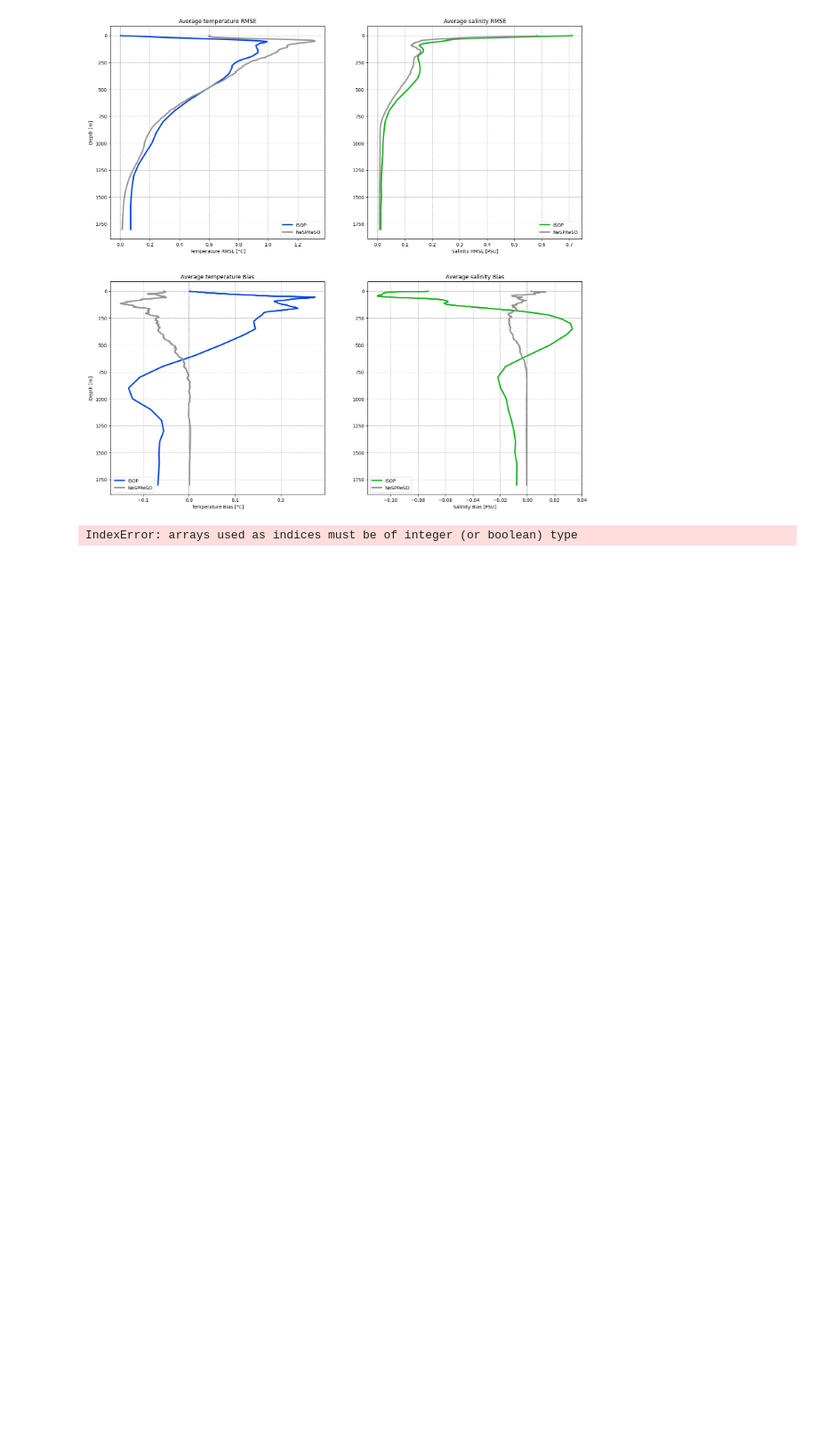
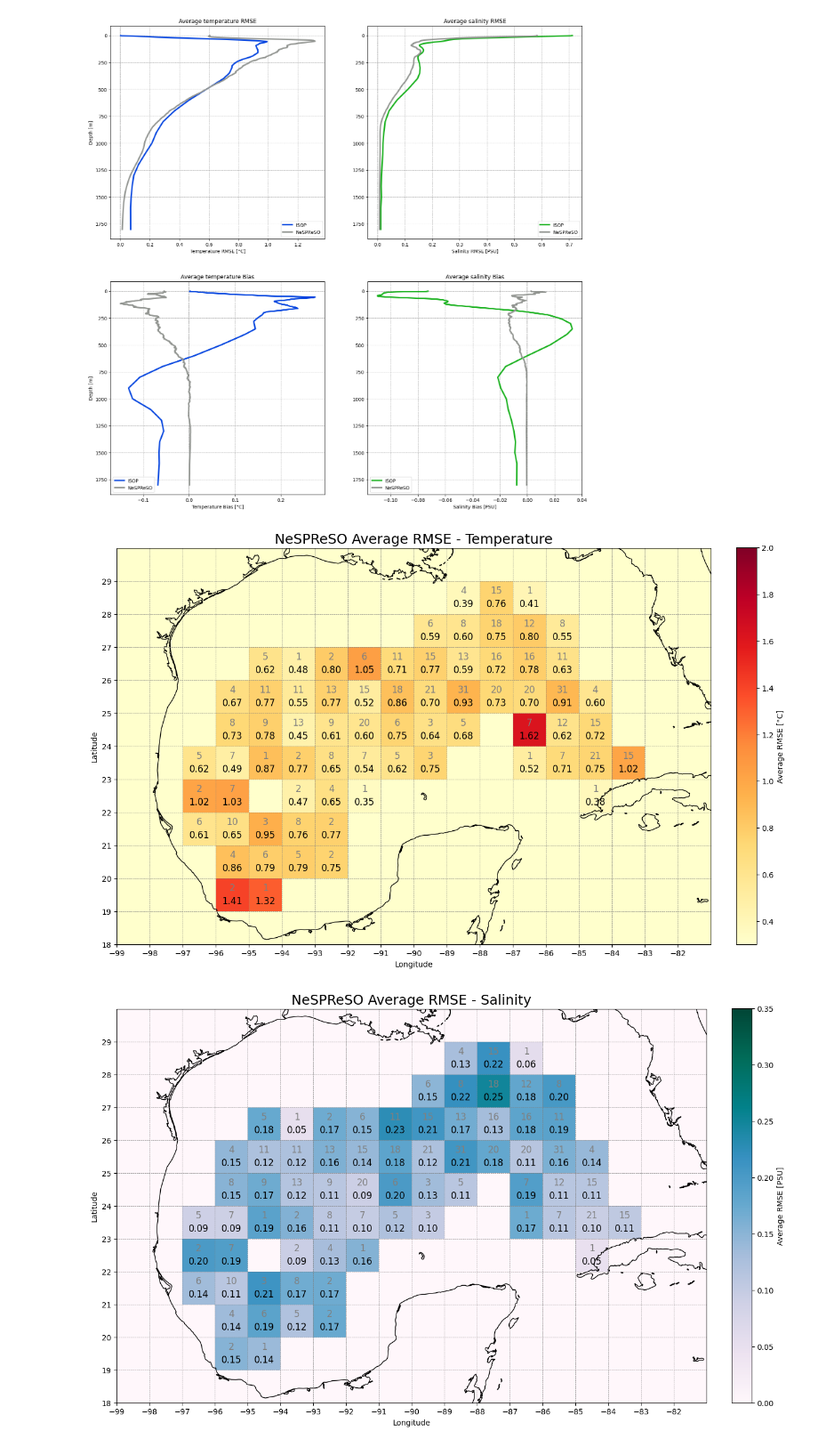
Before and after one commit to fsu-sc/ml_torch_templates, a Jupyter notebook: test.ipynb, the cells around one changed output. Shown at 89% size. Drawn from its saved outputs; the diff is of its cells as text; code cells hidden in the pictures; blank space fills up the shorter version.

Commit message:
Working model and test. Still performing worse than  ISOP though...

```diff
--- a/test.ipynb
+++ b/test.ipynb
@@ -377,50 +372,76 @@ def plot_rmse_on_ax(ax, lon_centers, lat_centers, avg_rmse_grid, num_prof, title
         for j, lat in enumerate(lat_centers):
             value = avg_rmse_grid[j, i]
             number = num_prof[j, i]
-            if not np.isnan(value):  # Check if the value is not NaN, and if there are more than 2 profiles in the bin
+            if not number==0:  # Check if the value is not NaN, and if there are more than 2 profiles in the bin
                 ax.text(lon, lat + 0.2, f'{number:.0f}', color='gray', ha='center', va='center', fontsize=12, transform=ccrs.PlateCarree())
                 ax.text(lon, lat - 0.2, f'{value:.2f}', color='black', ha='center', va='center', fontsize=12, transform=ccrs.PlateCarree())
 
-def calculate_average_rmse_per_bin(lon_bins, lat_bins, lon_val, lat_val, rmse_values, dpt_range=np.arange(0, 1801)):
+def calculate_average_rmse_per_bin(lon_bins, lat_bins, lon_val, lat_val, residuals, dpt_range=np.arange(0, 1801)):
     avg_rmse_grid = np.zeros((len(lat_bins) - 1, len(lon_bins) - 1))
     num_prof_grid = np.zeros((len(lat_bins) - 1, len(lon_bins) - 1))
 
     for i in range(len(lon_bins) - 1):
         for j in range(len(lat_bins) - 1):
             # Find points that fall into the current bin
-            in_bin = (lon_val == lon_bins[i]) & (lat_val == lat_bins[j])
-            # Calculate average RMSE for points in the bin
-            rmses = rmse_values[dpt_range, :]
-            rmses = rmses[:, in_bin]
-            avg_rmse_grid[j, i] = np.mean(rmses)
-            num_prof_grid[j, i] = np.sum(in_bin)
+            in_bin = (lon_val >= lon_bins[i]) & (lon_val < lon_bins[i + 1]) & (lat_val >= lat_bins[j]) & (lat_val < lat_bins[j + 1])
+            # print(f"Bin {i}, {j}: {np.sum(in_bin)} profiles")
+            if np.sum(in_bin) == 0:
+                # print(f"Warning: No profiles found in bin ({i}, {j}).")
+                continue
+            else:
+                valid_resid = residuals[in_bin, :][:, dpt_range]
+                rmses = np.sqrt(np.mean(valid_resid**2, axis=0))
+                avg_rmse_grid[j, i] = np.mean(rmses)
+                num_prof_grid[j, i] = np.sum(in_bin)
 
     return avg_rmse_grid, num_prof_grid
 
-# Define variables for your project
-lon_val = lon  # Assuming 'lon' is already defined in your project
-lat_val = lat  # Assuming 'lat' is already defined in your project
-nn_temp_rmse = T_rmse  # Assuming 'T_rmse' is the RMSE values for temperature
-nn_sal_rmse = S_rmse  # Assuming 'S_rmse' is the RMSE values for salinity
-pred_T_resid = T_resid  # Assuming 'T_resid' is the residual values for temperature
-pred_S_resid = S_resid  # Assuming 'S_resid' is the residual values for salinity
+def calculate_average_bias_per_bin(lon_bins, lat_bins, lon_val, lat_val, residuals, dpt_range=np.arange(0, 1801)):
+    avg_bias_grid = np.zeros((len(lat_bins) - 1, len(lon_bins) - 1))
+    num_prof_grid = np.zeros((len(lat_bins) - 1, len(lon_bins) - 1))
+
+    for i in range(len(lon_bins) - 1):
+        for j in range(len(lat_bins) - 1):
+            # Find points that fall into the current bin
+            in_bin = (lon_val >= lon_bins[i]) & (lon_val < lon_bins[i + 1]) & (lat_val >= lat_bins[j]) & (lat_val < lat_bins[j + 1])
+            # print(f"Bin {i}, {j}: {np.sum(in_bin)} profiles")
+            if np.sum(in_bin) == 0:
+                # print(f"Warning: No profiles found in bin ({i}, {j}).")
+                continue
+            else:
+                valid_resid = residuals[in_bin, :][:, dpt_range]
+                biases = np.mean(valid_resid, axis=0)
+                avg_bias_grid[j, i] = np.mean(biases)
+                num_prof_grid[j, i] = np.sum(in_bin)
+
+    return avg_bias_grid, num_prof_grid
+
+# Calculate centers of the bins
+lon_centers = lon_bins + bin_size/2
+lat_centers = lat_bins + bin_size/2
+
+lon_val = lon
+lat_val = lat
+pred_T_resid = T_resid
+pred_S_resid = S_resid
 
 dpt_range = isop_depths[isop_depths <= 1800].astype(int)
 
 # Calculate average temperature RMSE
-avg_temp_rmse_nn, num_prof_nn = calculate_average_rmse_per_bin(lon_bins, lat_bins, lon_val, lat_val, nn_temp_rmse, depth)
+avg_temp_rmse_nn, num_prof_nn = calculate_average_rmse_per_bin(lon_bins, lat_bins, lon_val, lat_val, pred_T_resid, dpt_range)
 plot_rmse_maps(lon_bins, lat_bins, avg_temp_rmse_nn, num_prof_nn, "Temperature", "RMSE")
 
 # Calculate average salinity RMSE
-avg_sal_rmse_nn, num_prof_nn = calculate_average_rmse_per_bin(lon_bins, lat_bins, lon_val, lat_val, nn_sal_rmse, depth)
+avg_sal_rmse_nn, num_prof_nn = calculate_average_rmse_per_bin(lon_bins, lat_bins, lon_val, lat_val, pred_S_resid, dpt_range)
 plot_rmse_maps(lon_bins, lat_bins, avg_sal_rmse_nn, num_prof_nn, "Salinity", "RMSE")
 
 # Calculate average temperature bias
-avg_nn_t_bias, num_prof_nn = calculate_average_rmse_per_bin(lon_bins, lat_bins, lon_val, lat_val, pred_T_resid, depth)
+avg_nn_t_bias, num_prof_nn = calculate_average_bias_per_bin(lon_bins, lat_bins, lon_val, lat_val, pred_T_resid, dpt_range)
 plot_rmse_maps(lon_bins, lat_bins, avg_nn_t_bias, num_prof_nn, "Temperature", "Bias")
 
 # Calculate average salinity bias
-avg_nn_s_bias, num_prof_nn = calculate_average_rmse_per_bin(lon_bins, lat_bins, lon_val, lat_val, pred_S_resid, depth)
+avg_nn_s_bias, num_prof_nn = calculate_average_bias_per_bin(lon_bins, lat_bins, lon_val, lat_val, pred_S_resid, dpt_range)
 plot_rmse_maps(lon_bins, lat_bins, avg_nn_s_bias, num_prof_nn, "Salinity", "Bias")
 # %% [output]
-IndexError: arrays used as indices must be of integer (or boolean) type
+[figure, added]
+[figure, added]
```
Also changed, not shown: parts of 3 cells of this notebook, 3 other files.
